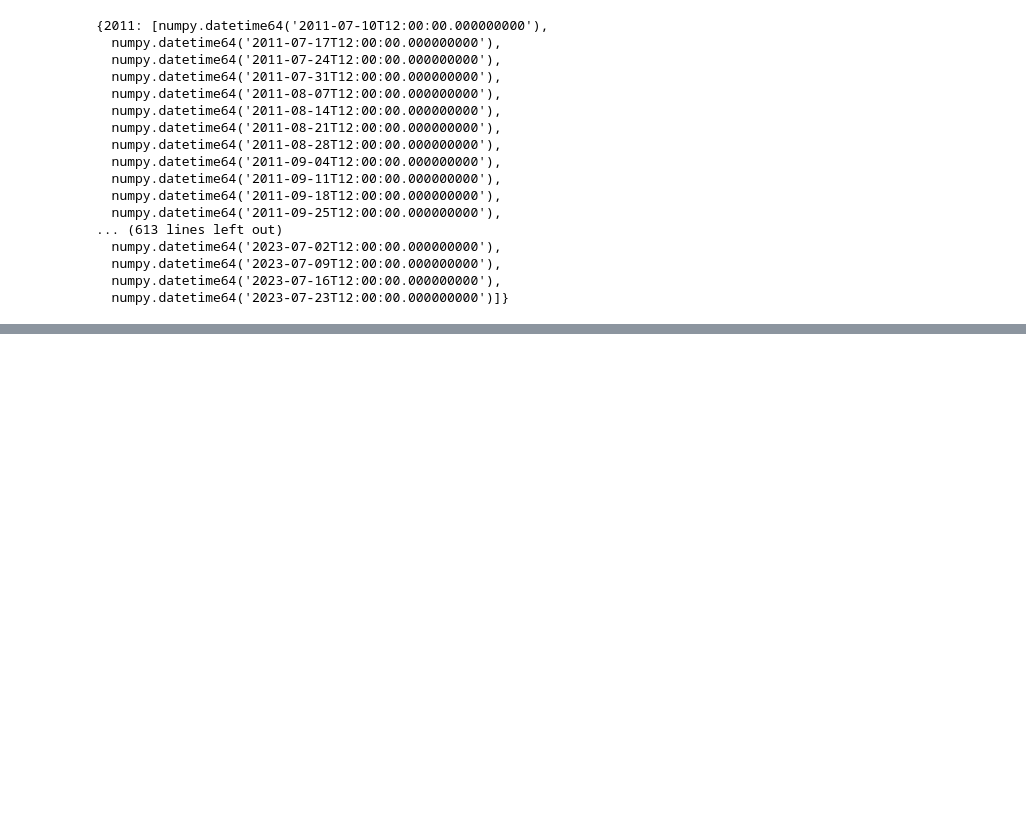
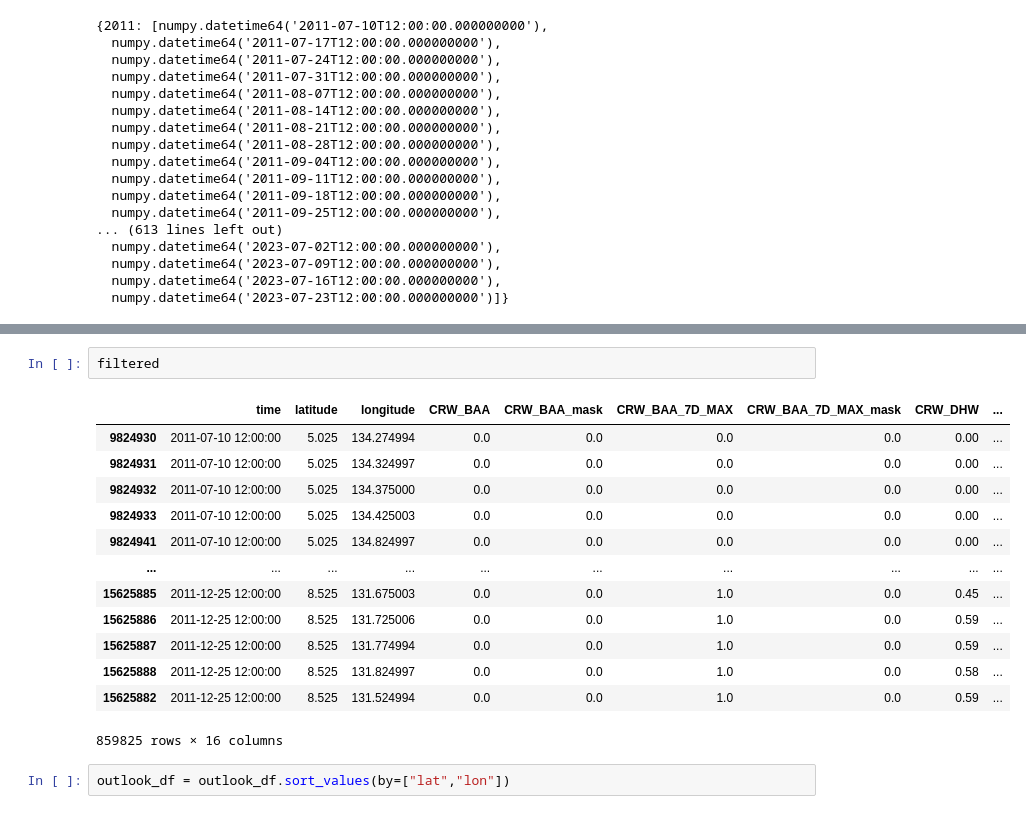
Before and after one commit to onejaelee/Palau-Graphics, a Jupyter notebook: CFS-CRW/crwOutlook.ipynb, the cells around one changed output, grey strips where cells are left out. Cells and saved outputs as stored; diff of their text form; blank space fills up the shorter version.

```diff
--- a/CFS-CRW/crwOutlook.ipynb
+++ b/CFS-CRW/crwOutlook.ipynb
@@ -583,0 +662,18 @@ time_dict
+# %%
+filtered
+# %% [output]
+|  | time | latitude | longitude | CRW_BAA | CRW_BAA_mask | CRW_BAA_7D_MAX | CRW_BAA_7D_MAX_mask | CRW_DHW | ... |
+| 9824930 | 2011-07-10 12:00:00 | 5.025 | 134.274994 | 0.0 | 0.0 | 0.0 | 0.0 | 0.00 | ... |
+| 9824931 | 2011-07-10 12:00:00 | 5.025 | 134.324997 | 0.0 | 0.0 | 0.0 | 0.0 | 0.00 | ... |
+| 9824932 | 2011-07-10 12:00:00 | 5.025 | 134.375000 | 0.0 | 0.0 | 0.0 | 0.0 | 0.00 | ... |
+| 9824933 | 2011-07-10 12:00:00 | 5.025 | 134.425003 | 0.0 | 0.0 | 0.0 | 0.0 | 0.00 | ... |
+| 9824941 | 2011-07-10 12:00:00 | 5.025 | 134.824997 | 0.0 | 0.0 | 0.0 | 0.0 | 0.00 | ... |
+| ... | ... | ... | ... | ... | ... | ... | ... | ... | ... |
+| 15625885 | 2011-12-25 12:00:00 | 8.525 | 131.675003 | 0.0 | 0.0 | 1.0 | 0.0 | 0.45 | ... |
+| 15625886 | 2011-12-25 12:00:00 | 8.525 | 131.725006 | 0.0 | 0.0 | 1.0 | 0.0 | 0.59 | ... |
+| 15625887 | 2011-12-25 12:00:00 | 8.525 | 131.774994 | 0.0 | 0.0 | 1.0 | 0.0 | 0.59 | ... |
+| 15625888 | 2011-12-25 12:00:00 | 8.525 | 131.824997 | 0.0 | 0.0 | 1.0 | 0.0 | 0.58 | ... |
+| 15625882 | 2011-12-25 12:00:00 | 8.525 | 131.524994 | 0.0 | 0.0 | 1.0 | 0.0 | 0.59 | ... |
+859825 rows × 16 columns
+# %%
+outlook_df = outlook_df.sort_values(by=["lat","lon"])
```
Also changed, not shown: parts of 39 cells of this notebook.
